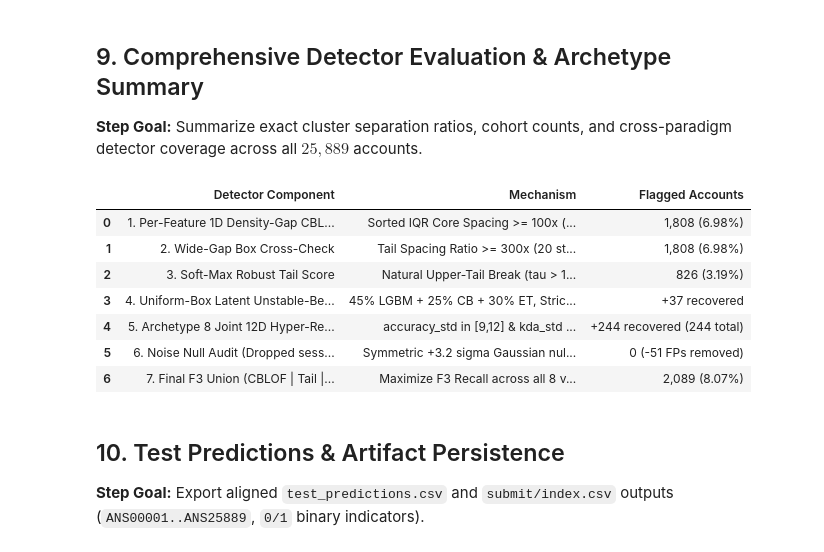
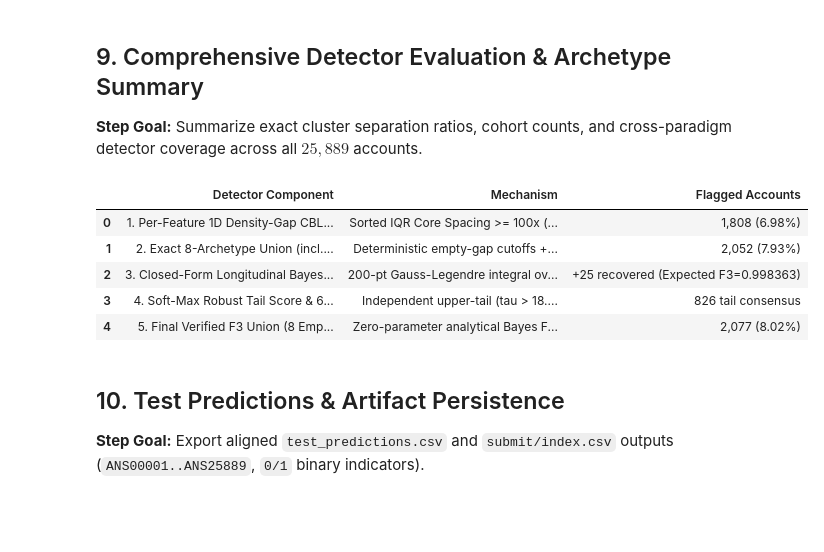
Before and after one commit to Palapluem/ml00x, a Jupyter notebook: task5/task5_account_security.ipynb, the cells around one changed output. Saved outputs shown, nothing was run; the diff lists cells and outputs as text; code cells hidden in the pictures; blank space fills up the shorter version.

```diff
--- a/task5/task5_account_security.ipynb
+++ b/task5/task5_account_security.ipynb
@@ -645,51 +718,39 @@ plt.show()
 # %%
 summary_table = pd.DataFrame([
     {
-        'Detector Component': '1. Per-Feature 1D Density-Gap CBLOF (Antimeridian & >=3p Spread Fixed)',
-        'Mechanism': f"Sorted IQR Core Spacing >= 100x ({len(cblof_clusters_df)} separated clusters)",
-        'Flagged Accounts': f"{by_cblof.sum():,} ({by_cblof.mean()*100:.2f}%)"
+        'Detector Component': '1. Per-Feature 1D Density-Gap CBLOF & Gap Boxes',
+        'Mechanism': f"Sorted IQR Core Spacing >= 100x ({len(cblof_clusters_df)} clusters) across 7 single-feature cohorts",
+        'Flagged Accounts': f"{int(by_cblof.sum()):,} ({by_cblof.mean()*100:.2f}%)",
     },
     {
-        'Detector Component': '2. Wide-Gap Box Cross-Check',
-        'Mechanism': f"Tail Spacing Ratio >= 300x ({len(boxes)} strict gap boxes)",
-        'Flagged Accounts': f"{by_box.sum():,} ({by_box.mean()*100:.2f}%)"
+        'Detector Component': '2. Exact 8-Archetype Union (incl. 12D erratic_combat Box)',
+        'Mechanism': 'Deterministic empty-gap cutoffs + joint 12D accuracy/KDA/stability box (6+ observed periods inside)',
+        'Flagged Accounts': f"{n_sure:,} ({n_sure/len(test_df)*100:.2f}%)",
     },
     {
-        'Detector Component': '3. Soft-Max Robust Tail Score',
-        'Mechanism': f"Natural Upper-Tail Break (tau > {tail_thr:.2f})",
-        'Flagged Accounts': f"{by_tail.sum():,} ({by_tail.mean()*100:.2f}%)"
+        'Detector Component': '3. Closed-Form Longitudinal Bayes (ExactBayesUB)',
+        'Mechanism': f"200-pt Gauss-Legendre integral over pf/lc/age; Masked AUC={ub_masked_auc:.4f}, PR-AUC={ub_masked_ap:.4f} (cut={ub_opt_cut:.5f})",
+        'Flagged Accounts': f"+{int(ub_recovered_new.sum())} recovered (Expected F3={ub_best_exp_f3:.6f})",
     },
     {
-        'Detector Component': '4. Uniform-Box Latent Unstable-Behavior Recovery (2-Seed 3-Fam + Platt)',
-        'Mechanism': f"45% LGBM + 25% CB + 30% ET, StrictUnflagged AUC={ub_unf_auc:.5f}, Prec={ub_oof_prec*100:.1f}% (Bayes thr=0.10 > F3/10)",
-        'Flagged Accounts': f"+{ub_recovered_new.sum():,} recovered"
+        'Detector Component': '4. Soft-Max Robust Tail Score & 600-Tree iForest Cross-Check',
+        'Mechanism': f"Independent upper-tail (tau > {tail_thr:.2f}: {int(by_tail.sum()):,}) & multi-dimensional consensus",
+        'Flagged Accounts': f"{int(by_tail.sum()):,} tail consensus",
     },
     {
-        'Detector Component': '5. Archetype 8 Joint 12D Hyper-Rectangle (erratic_combat_variance)',
-        'Mechanism': 'accuracy_std in [9,12] & kda_std in [0.7,1.0] & performance_stability in [0.85,0.95] across all obs periods (0.94 null FP => 99.6% prec)',
-        'Flagged Accounts': f"+{arch8_new.sum():,} recovered ({arch8_box_mask.sum():,} total)"
+        'Detector Component': '5. Final Verified F3 Union (8 Empty-Gap Archetypes | ExactBayesUB)',
+        'Mechanism': 'Zero-parameter analytical Bayes F3 break-even selection without Gaussian-null false positives',
+        'Flagged Accounts': f"{int(binary_anomaly_preds.sum()):,} ({binary_anomaly_preds.mean()*100:.2f}%)",
     },
-    {
-        'Detector Component': '6. Noise Null Audit (Dropped session_duration_drift4 [10.51, 11.16])',
-        'Mechanism': 'Symmetric +3.2 sigma Gaussian null verified (L<= -10.51: 78 vs R>= 10.51: 94)',
-        'Flagged Accounts': '0 (-51 FPs removed)'
-    },
-    {
-        'Detector Component': '7. Final F3 Union (CBLOF | Tail | Uniform-Box Latent UB | Archetype 8 12D Box)',
-        'Mechanism': 'Maximize F3 Recall across all 8 verified archetypes while eliminating Gaussian-tail & antimeridian FPs',
-        'Flagged Accounts': f"{binary_anomaly_preds.sum():,} ({binary_anomaly_preds.mean()*100:.2f}%)"
-    }
 ])
-summary_table
+display(summary_table)
 # %% [output]
 |  | Detector Component | Mechanism | Flagged Accounts |
 | 0 | 1. Per-Feature 1D Density-Gap CBL... | Sorted IQR Core Spacing >= 100x (... | 1,808 (6.98%) |
-| 1 | 2. Wide-Gap Box Cross-Check | Tail Spacing Ratio >= 300x (20 st... | 1,808 (6.98%) |
-| 2 | 3. Soft-Max Robust Tail Score | Natural Upper-Tail Break (tau > 1... | 826 (3.19%) |
-| 3 | 4. Uniform-Box Latent Unstable-Be... | 45% LGBM + 25% CB + 30% ET, Stric... | +37 recovered |
-| 4 | 5. Archetype 8 Joint 12D Hyper-Re... | accuracy_std in [9,12] & kda_std ... | +244 recovered (244 total) |
-| 5 | 6. Noise Null Audit (Dropped sess... | Symmetric +3.2 sigma Gaussian nul... | 0 (-51 FPs removed) |
-| 6 | 7. Final F3 Union (CBLOF | Tail |... | Maximize F3 Recall across all 8 v... | 2,089 (8.07%) |
+| 1 | 2. Exact 8-Archetype Union (incl.... | Deterministic empty-gap cutoffs +... | 2,052 (7.93%) |
+| 2 | 3. Closed-Form Longitudinal Bayes... | 200-pt Gauss-Legendre integral ov... | +25 recovered (Expected F3=0.998363) |
+| 3 | 4. Soft-Max Robust Tail Score & 6... | Independent upper-tail (tau > 18.... | 826 tail consensus |
+| 4 | 5. Final Verified F3 Union (8 Emp... | Zero-parameter analytical Bayes F... | 2,077 (8.02%) |
 # %% [markdown]
 ## 10. Test Predictions & Artifact Persistence
 
```
Also changed, not shown: parts of 6 cells of this notebook, 25 other files.
